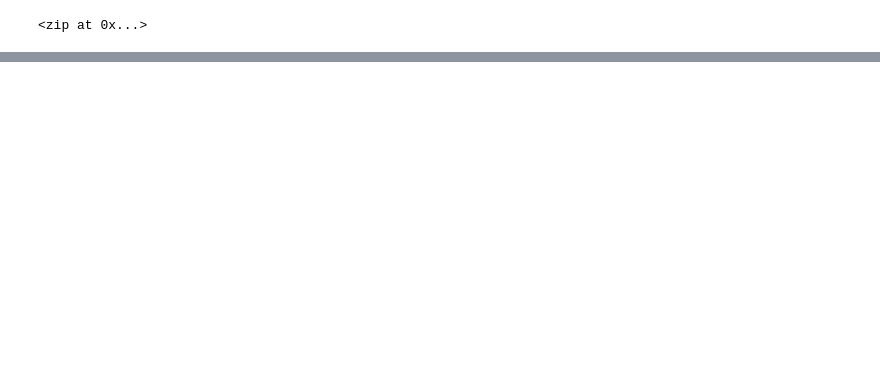
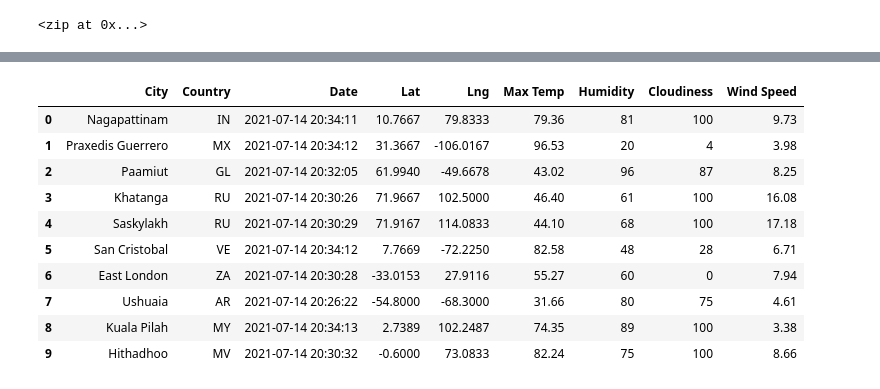
Before and after one commit to Maureen220/World_Weather_Analysis, a Jupyter notebook: WeatherPy.ipynb, the cells around one changed output, grey strips where cells are left out. Saved outputs shown, nothing was run; the diff lists cells and outputs as text; code cells hidden in the pictures; blank space fills up the shorter version.

```diff
--- a/WeatherPy.ipynb
+++ b/WeatherPy.ipynb
@@ -33,0 +140,16 @@ len(cities)
+# %%
+new_column_order = ["City", "Country", "Date", "Lat", "Lng", "Max Temp", "Humidity", "Cloudiness", "Wind Speed"]
+city_data_df = city_data_df[new_column_order]
+city_data_df.head(10)
+# %% [output]
+|  | City | Country | Date | Lat | Lng | Max Temp | Humidity | Cloudiness | Wind Speed |
+| 0 | Nagapattinam | IN | 2021-07-14 20:34:11 | 10.7667 | 79.8333 | 79.36 | 81 | 100 | 9.73 |
+| 1 | Praxedis Guerrero | MX | 2021-07-14 20:34:12 | 31.3667 | -106.0167 | 96.53 | 20 | 4 | 3.98 |
+| 2 | Paamiut | GL | 2021-07-14 20:32:05 | 61.9940 | -49.6678 | 43.02 | 96 | 87 | 8.25 |
+| 3 | Khatanga | RU | 2021-07-14 20:30:26 | 71.9667 | 102.5000 | 46.40 | 61 | 100 | 16.08 |
+| 4 | Saskylakh | RU | 2021-07-14 20:30:29 | 71.9167 | 114.0833 | 44.10 | 68 | 100 | 17.18 |
+| 5 | San Cristobal | VE | 2021-07-14 20:34:12 | 7.7669 | -72.2250 | 82.58 | 48 | 28 | 6.71 |
+| 6 | East London | ZA | 2021-07-14 20:30:28 | -33.0153 | 27.9116 | 55.27 | 60 | 0 | 7.94 |
+| 7 | Ushuaia | AR | 2021-07-14 20:26:22 | -54.8000 | -68.3000 | 31.66 | 80 | 75 | 4.61 |
+| 8 | Kuala Pilah | MY | 2021-07-14 20:34:13 | 2.7389 | 102.2487 | 74.35 | 89 | 100 | 3.38 |
+| 9 | Hithadhoo | MV | 2021-07-14 20:30:32 | -0.6000 | 73.0833 | 82.24 | 75 | 100 | 8.66 |
```
Also changed, not shown: parts of 7 cells of this notebook, 2 other files.
